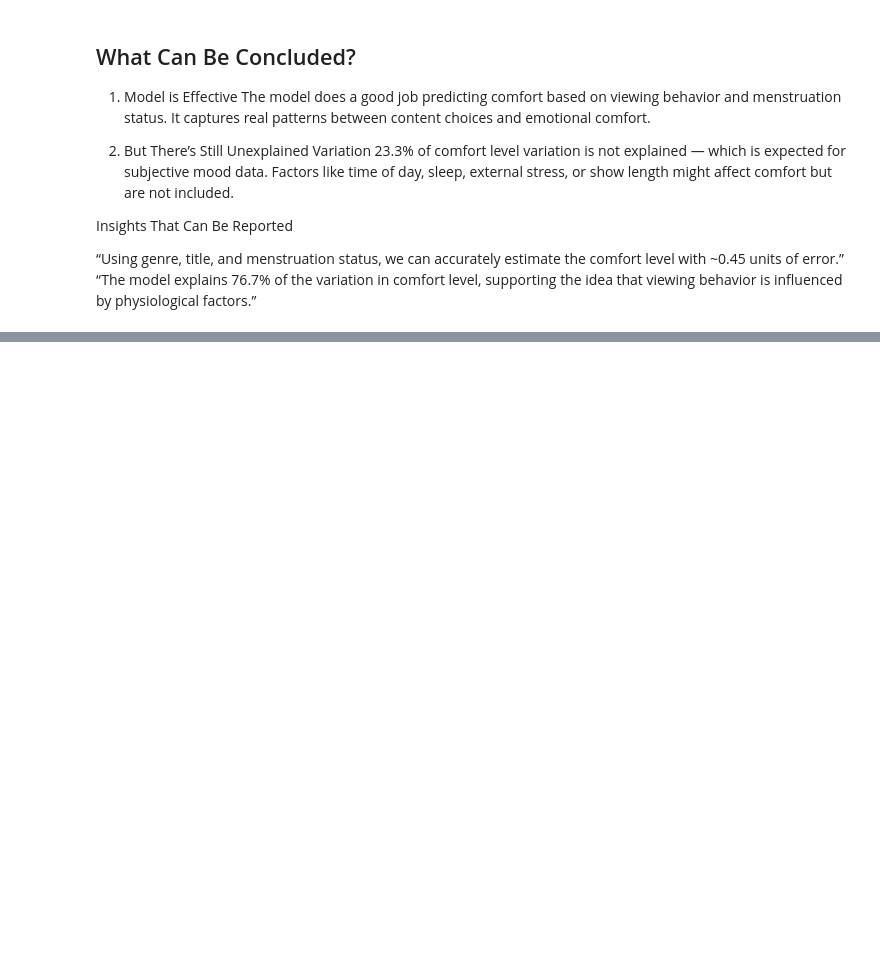
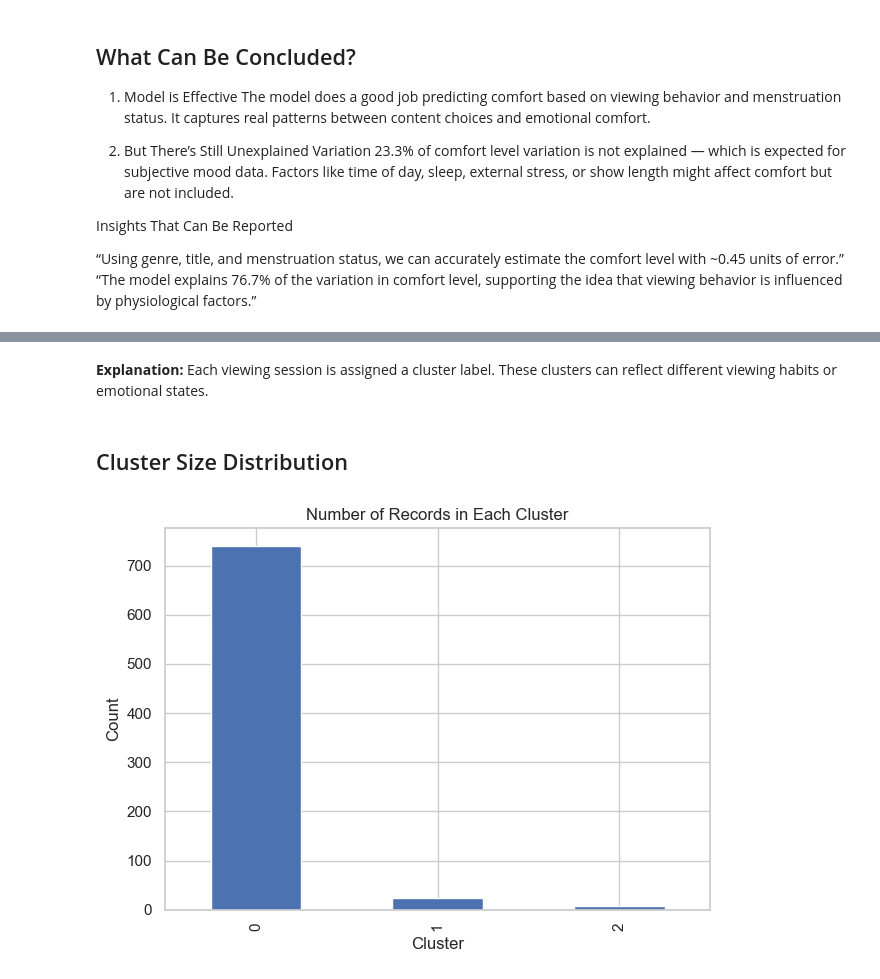
Before and after one commit to goksugb/Netflix_Menstruation_Correlation, a Jupyter notebook: Netflix_Menstruation_Correlation_Final.ipynb, the cells around one changed output, grey strips where cells are left out. Saved outputs shown, nothing was run; the diff lists cells and outputs as text; code cells hidden in the pictures; blank space fills up the shorter version.

```diff
--- a/Netflix_Menstruation_Correlation_Final.ipynb
+++ b/Netflix_Menstruation_Correlation_Final.ipynb
@@ -452,0 +514,6 @@ Insights That Can Be Reported
+# %%
+# Apply clustering with k=3
+kmeans_final = KMeans(n_clusters=3, random_state=42, n_init=10)
+cluster_labels = kmeans_final.fit_predict(clustering_scaled)
+merged_df['Cluster'] = cluster_labels
+merged_df[['Title', 'Genre', 'Comfort Level(out of 10)', 'Menstruation', 'Cluster']].head(10)
@@ -452,0 +532,35 @@ Insights That Can Be Reported
+# %% [markdown]
+**Explanation:** Each viewing session is assigned a cluster label. These clusters can reflect different viewing habits or emotional states.
+# %%
+import pandas as pd
+from sklearn.preprocessing import OneHotEncoder, StandardScaler
+from sklearn.cluster import KMeans
+import matplotlib.pyplot as plt
+import seaborn as sns
+
+# Prepare dataset
+encoder = OneHotEncoder(drop='first', sparse=False)
+encoded = encoder.fit_transform(ml_df[['Genre', 'Title']])
+encoded_df = pd.DataFrame(encoded, columns=encoder.get_feature_names_out(['Genre', 'Title']))
+features = pd.concat([encoded_df, ml_df[['Menstruation']].reset_index(drop=True)], axis=1)
+clustering_features = pd.concat([features, ml_df[['Comfort Level(out of 10)']].reset_index(drop=True)], axis=1)
+
+# Scale features
+scaler = StandardScaler()
+clustering_scaled = scaler.fit_transform(clustering_features)
+
+# Apply KMeans
+kmeans_final = KMeans(n_clusters=3, random_state=42, n_init=10)
+cluster_labels = kmeans_final.fit_predict(clustering_scaled)
+merged_df['Cluster'] = cluster_labels
+# %% [markdown]
+## Cluster Size Distribution
+# %%
+cluster_counts = merged_df['Cluster'].value_counts().sort_index()
+cluster_counts.plot(kind='bar', title='Number of Records in Each Cluster')
+plt.xlabel("Cluster")
+plt.ylabel("Count")
+plt.tight_layout()
+plt.show()
+# %% [output]
+[figure, added]
```
Also changed, not shown: parts of 12 cells of this notebook.
